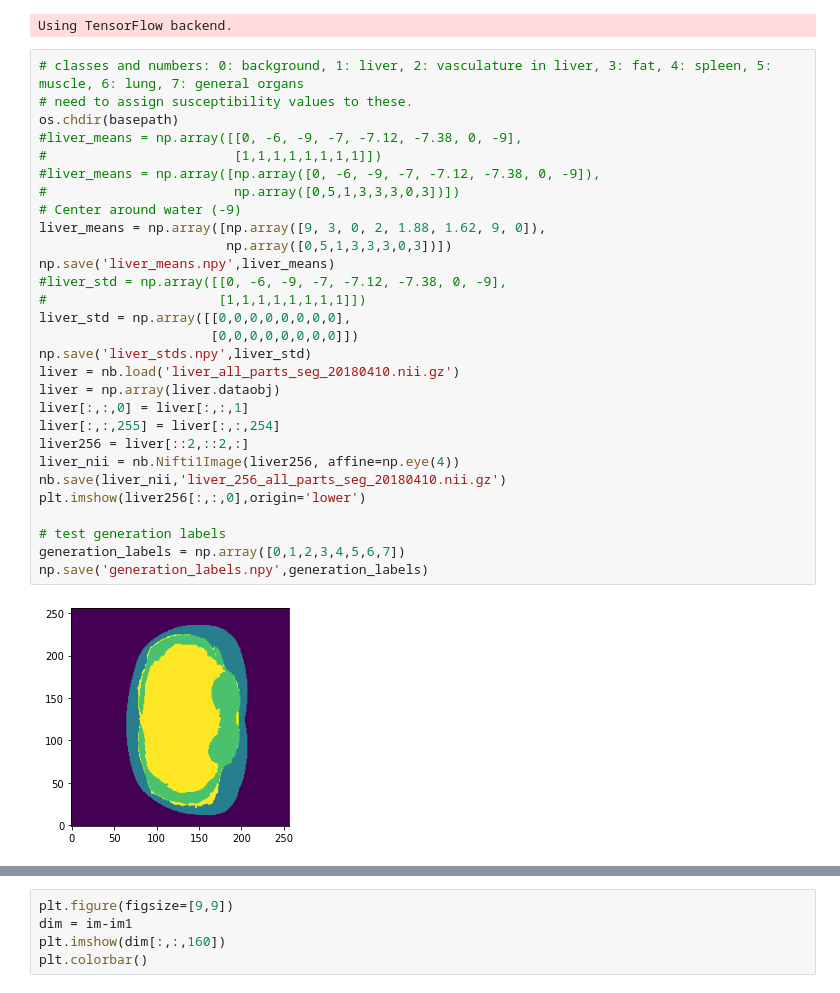
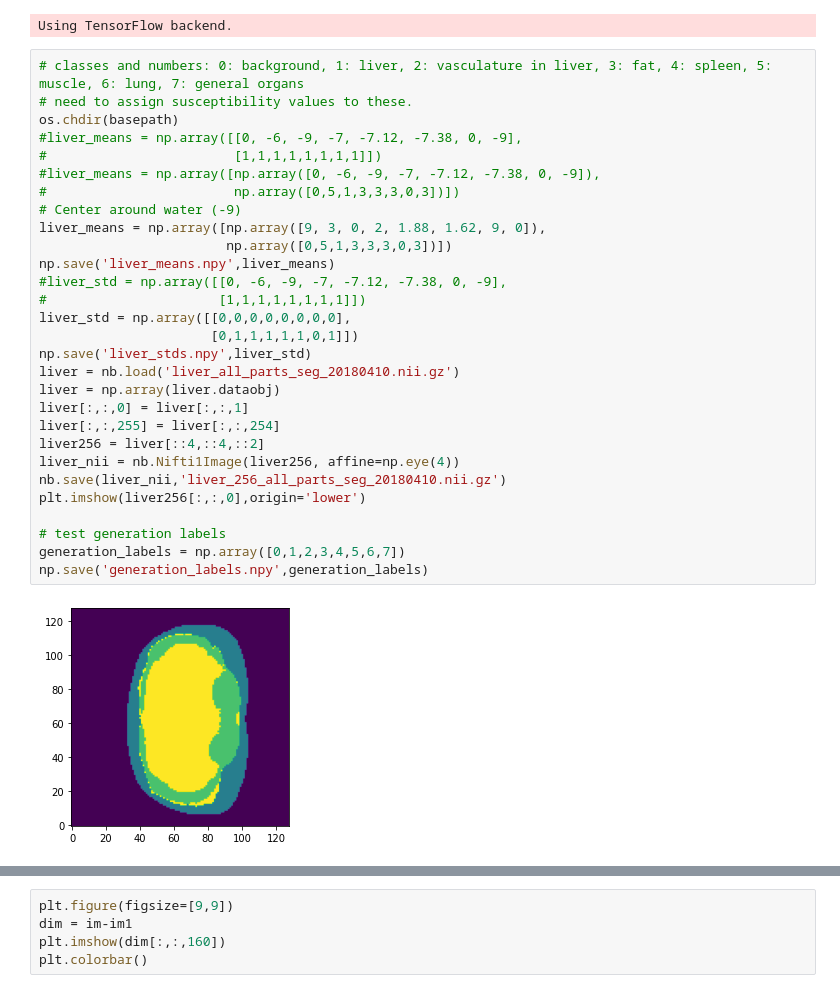
Before and after one commit to cjbueloMP/lab2im, a Jupyter notebook: generate_data.ipynb, the cells around one changed output, grey strips where cells are left out. Cells and saved outputs as stored; diff of their text form.

```diff
--- a/generate_data.ipynb
+++ b/generate_data.ipynb
@@ -14,34 +14,34 @@ Using TensorFlow backend.
 # %%
 # classes and numbers: 0: background, 1: liver, 2: vasculature in liver, 3: fat, 4: spleen, 5: muscle, 6: lung, 7: general organs
 # need to assign susceptibility values to these.
 os.chdir(basepath)
 #liver_means = np.array([[0, -6, -9, -7, -7.12, -7.38, 0, -9],
 #                        [1,1,1,1,1,1,1,1]])
 #liver_means = np.array([np.array([0, -6, -9, -7, -7.12, -7.38, 0, -9]),
 #                        np.array([0,5,1,3,3,3,0,3])])
 # Center around water (-9)
 liver_means = np.array([np.array([9, 3, 0, 2, 1.88, 1.62, 9, 0]),
                         np.array([0,5,1,3,3,3,0,3])])
 np.save('liver_means.npy',liver_means)
 #liver_std = np.array([[0, -6, -9, -7, -7.12, -7.38, 0, -9],
 #                      [1,1,1,1,1,1,1,1]])
 liver_std = np.array([[0,0,0,0,0,0,0,0],
-                      [0,0,0,0,0,0,0,0]])
+                      [0,1,1,1,1,1,0,1]])
 np.save('liver_stds.npy',liver_std)
 liver = nb.load('liver_all_parts_seg_20180410.nii.gz')
 liver = np.array(liver.dataobj)
 liver[:,:,0] = liver[:,:,1]
 liver[:,:,255] = liver[:,:,254]
-liver256 = liver[::2,::2,:]
+liver256 = liver[::4,::4,::2]
 liver_nii = nb.Nifti1Image(liver256, affine=np.eye(4))
 nb.save(liver_nii,'liver_256_all_parts_seg_20180410.nii.gz')
 plt.imshow(liver256[:,:,0],origin='lower')
 
 # test generation labels
 generation_labels = np.array([0,1,2,3,4,5,6,7])
 np.save('generation_labels.npy',generation_labels)
 # %% [output]
-[figure, old version]
+[figure, new version]
 # %%
 import os
 from lab2im.utils import save_volume
```
Also changed, not shown: parts of 4 cells of this notebook, 25 other files.
